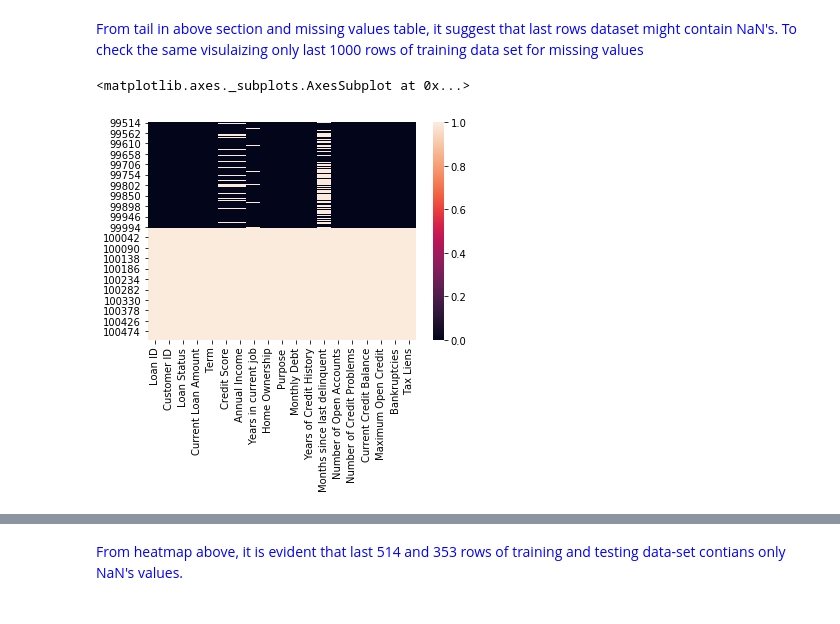
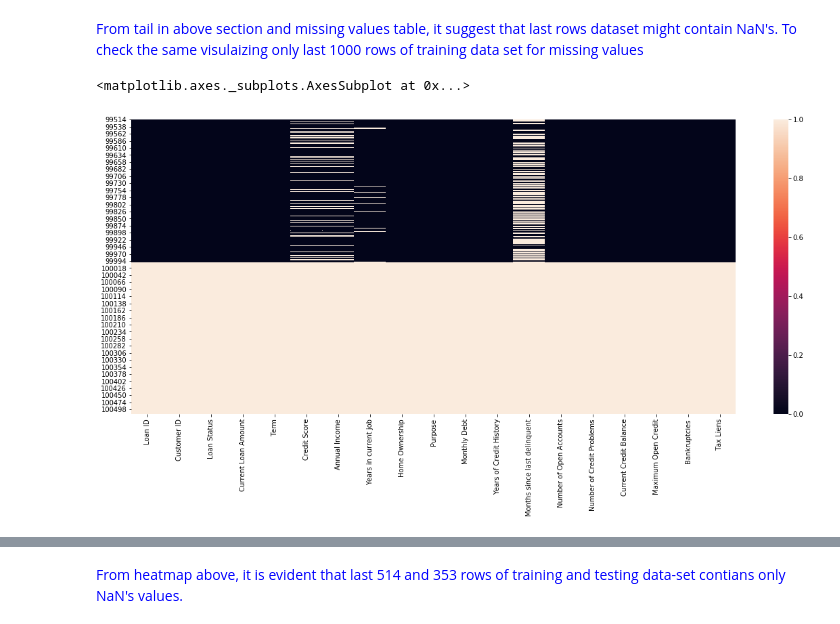
Before and after one commit to sobil-dalal/LoanStatusPredictiveAnalysis, a Jupyter notebook: PredictiveAnalysisProject.ipynb, the cells around one changed output, grey strips where cells are left out. Drawn from its saved outputs; the diff is of its cells as text; code cells hidden in the pictures.

```diff
--- a/PredictiveAnalysisProject.ipynb
+++ b/PredictiveAnalysisProject.ipynb
@@ -389,7 +390,8 @@ sns.heatmap(train_initial_missing)
 From tail in above section and missing values table, it suggest that last rows dataset might contain NaN's.
 To check the same visulaizing only last 1000 rows of training data set for missing values
 # %%
+plt.figure(figsize=(20,8))
 sns.heatmap(train_initial_missing[-1000:][:])
 # %% [output]
 <matplotlib.axes._subplots.AxesSubplot at 0x...>
-[figure, old version]
+[figure, new version]
```
Also changed, not shown: parts of 27 cells of this notebook, 2 other files.
